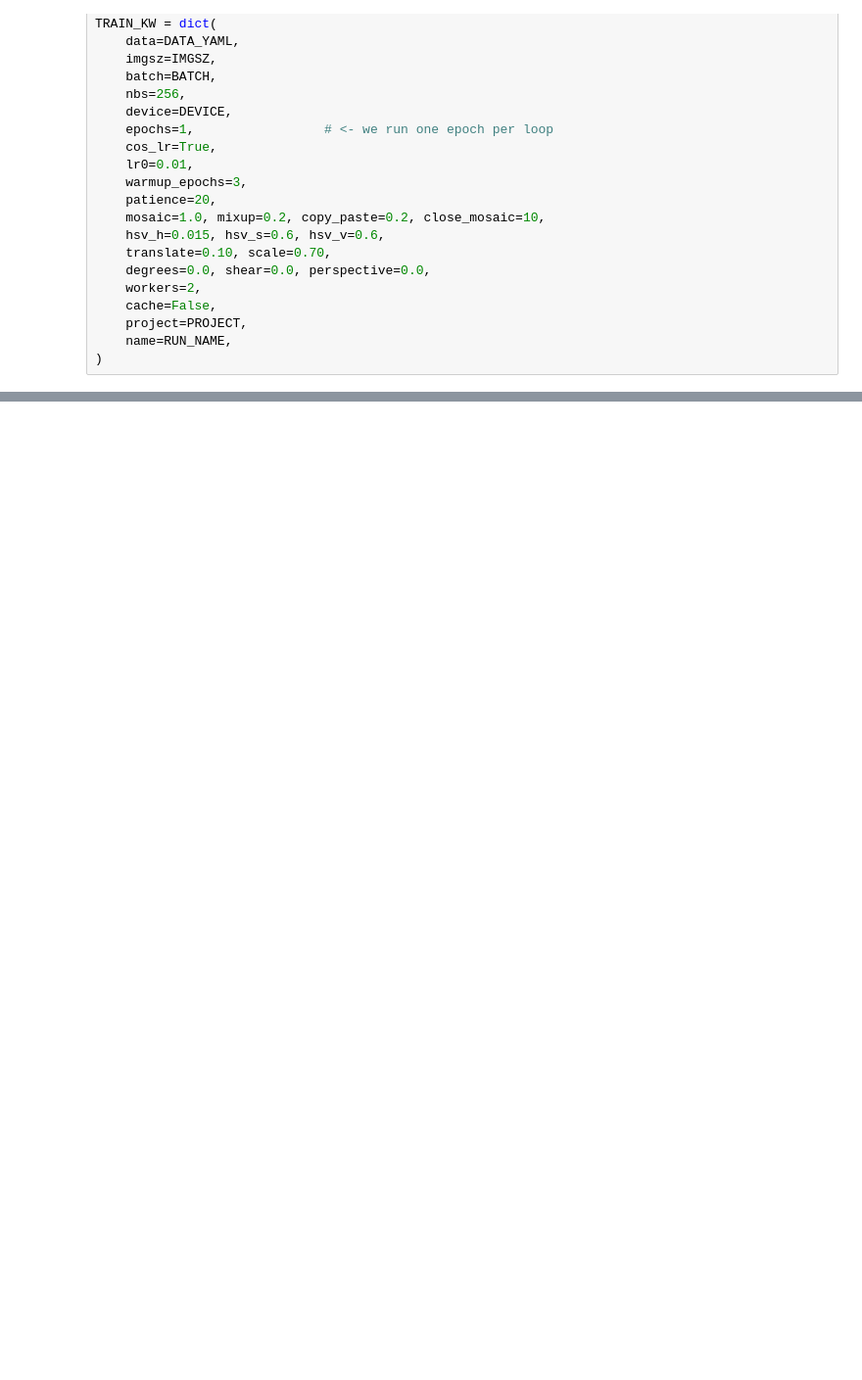
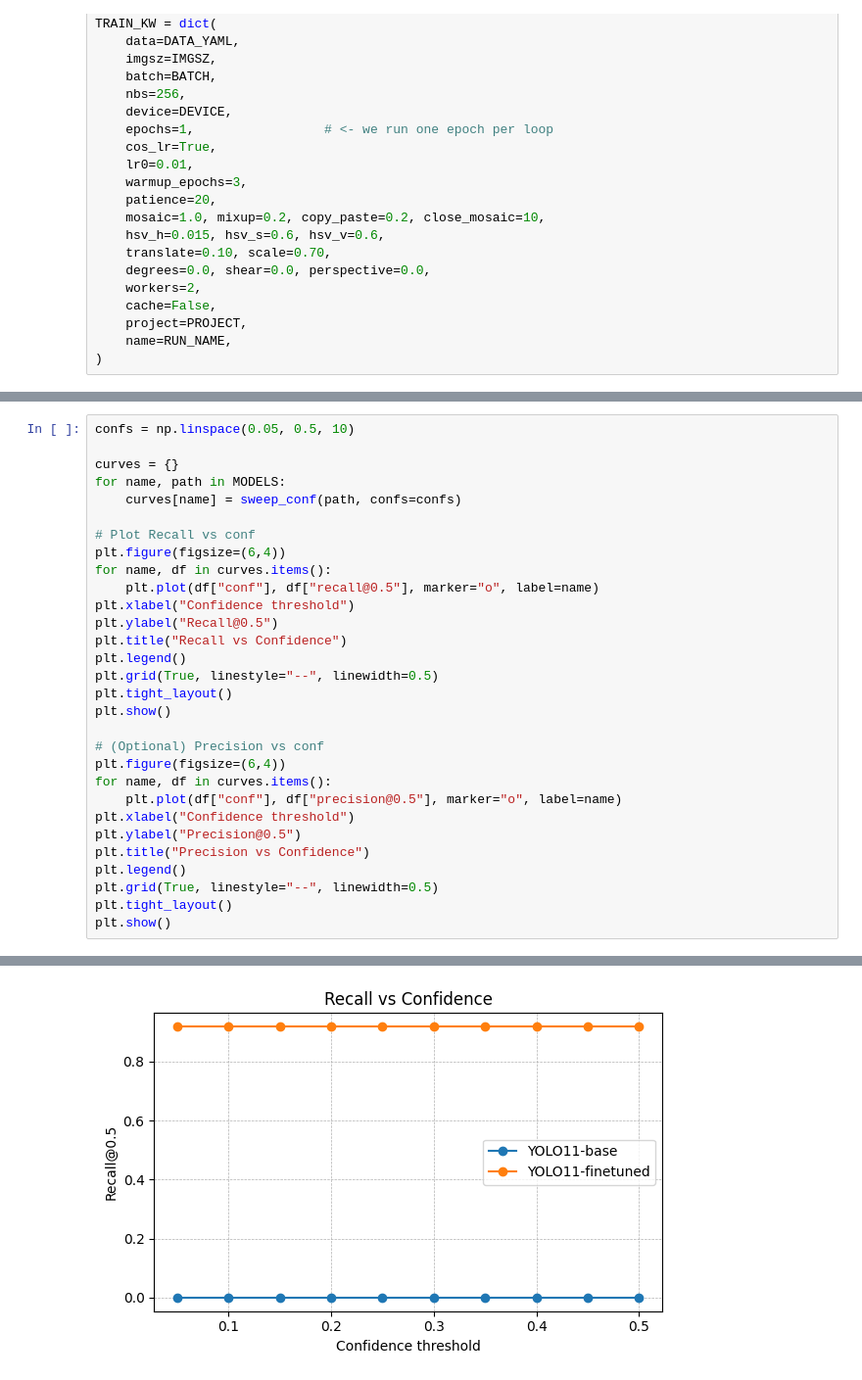
Before and after one commit to Saximn/privastream, a Jupyter notebook: notebooks/plate_blur.ipynb, the cells around one changed output, grey strips where cells are left out. Shown at 98% size. Drawn from its saved outputs; the diff is of its cells as text; blank space fills up the shorter version.

```diff
--- a/notebooks/plate_blur.ipynb
+++ b/notebooks/plate_blur.ipynb
@@ -233,0 +512,31 @@ Compile with `TORCH_USE_CUDA_DSA` to enable device-side assertions.
+# %%
+confs = np.linspace(0.05, 0.5, 10)
+
+curves = {}
+for name, path in MODELS:
+    curves[name] = sweep_conf(path, confs=confs)
+
+# Plot Recall vs conf
+plt.figure(figsize=(6,4))
+for name, df in curves.items():
+    plt.plot(df["conf"], df["recall@0.5"], marker="o", label=name)
+plt.xlabel("Confidence threshold")
+plt.ylabel("Recall@0.5")
+plt.title("Recall vs Confidence")
+plt.legend()
+plt.grid(True, linestyle="--", linewidth=0.5)
+plt.tight_layout()
+plt.show()
+
+# (Optional) Precision vs conf
+plt.figure(figsize=(6,4))
+for name, df in curves.items():
+    plt.plot(df["conf"], df["precision@0.5"], marker="o", label=name)
+plt.xlabel("Confidence threshold")
+plt.ylabel("Precision@0.5")
+plt.title("Precision vs Confidence")
+plt.legend()
+plt.grid(True, linestyle="--", linewidth=0.5)
+plt.tight_layout()
+plt.show()
+# %% [output]
@@ -233,0 +560 @@ Compile with `TORCH_USE_CUDA_DSA` to enable device-side assertions.
+[figure, added]
```
Also changed, not shown: parts of 10 cells of this notebook, 2 other files.
